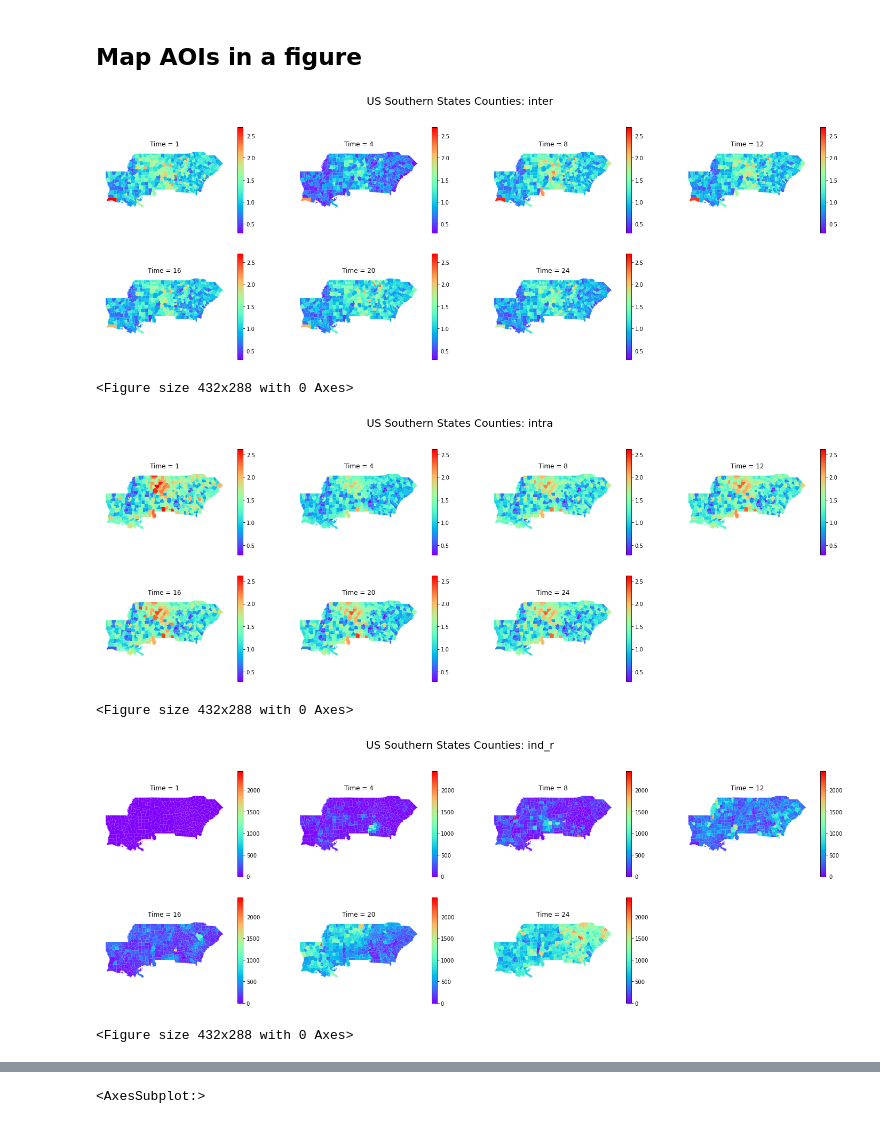
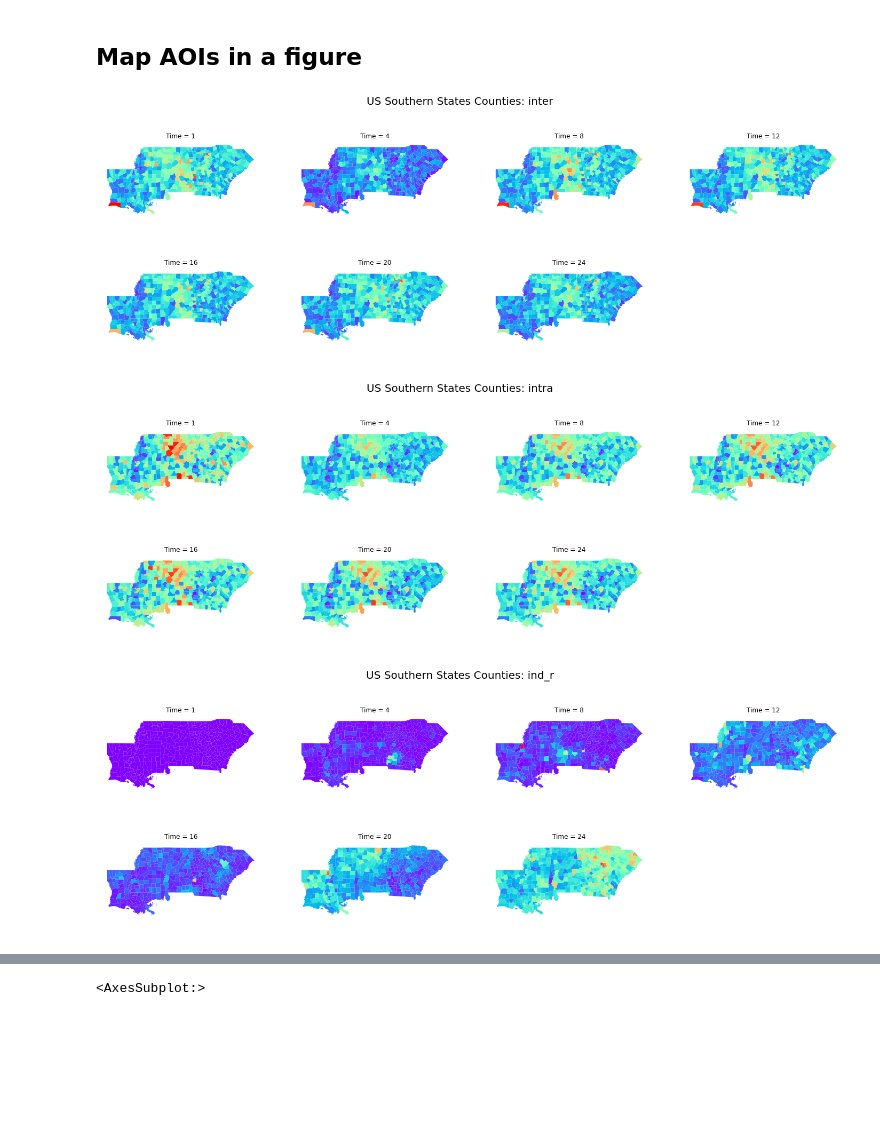
Before and after one commit to gladcolor/region_mapping, a Jupyter notebook: ODT_case_study_France.ipynb, the cells around one changed output, grey strips where cells are left out. Cells and saved outputs as stored; diff of their text form; code cells hidden in the pictures; blank space fills up the shorter version.

```diff
--- a/ODT_case_study_France.ipynb
+++ b/ODT_case_study_France.ipynb
@@ -79,39 +79,36 @@ for idx, column in enumerate(map_columns):
 
     fig, axes = plt.subplots(row_cnt, col_cnt, figsize=(25,8))
     fig.suptitle(f"US Southern States Counties: {column}", fontsize=20)
     for i in range(idx + 1, col_cnt * row_cnt, 1):
         axes[divmod(i, col_cnt)].axis('off')
 
     # find the range of changes
     vmin= target_df[column].min()
     vmax= target_df[column].max()
 
     # draw suplots
     for idx2, time_itvl in enumerate(time_intervals):
 
         time_df = target_df[target_df['time'] == time_itvl]
 
         axes[divmod(idx2, col_cnt)].axis('off')
 
 
         merged_df = pd.merge(AOI_gdf, time_df, left_on='fips', right_on="fips")
 
         merged_df.plot(column=merged_df[column],
                 cmap='rainbow',
                 ax=axes[divmod(idx2, col_cnt)],
-                legend=True,
+#                 legend=True,
                 vmin=vmin,
                 vmax=vmax,
                )
         axes[divmod(idx2, col_cnt)].set_title(f"Time = {time_itvl}")
 
 #         axes[divmod(idx2, col_cnt)].add_artist(ScaleBar(1))
-    plt.show()
-    plt.savefig(f"US Southern States Counties_ {column}.png", dpi=254)
+#     plt.show()
+    plt.savefig(f"US_Southern_States_Counties_{column}_no_colorbar.png", dpi=100)
 # %% [output]
-[figure, old version]
+[figure, new version]
-<Figure size 432x288 with 0 Axes>
-[figure, old version]
+[figure, new version]
-<Figure size 432x288 with 0 Axes>
-[figure, old version]
+[figure, new version]
-<Figure size 432x288 with 0 Axes>
```
Also changed, not shown: parts of 2 cells of this notebook, 6 other files.
